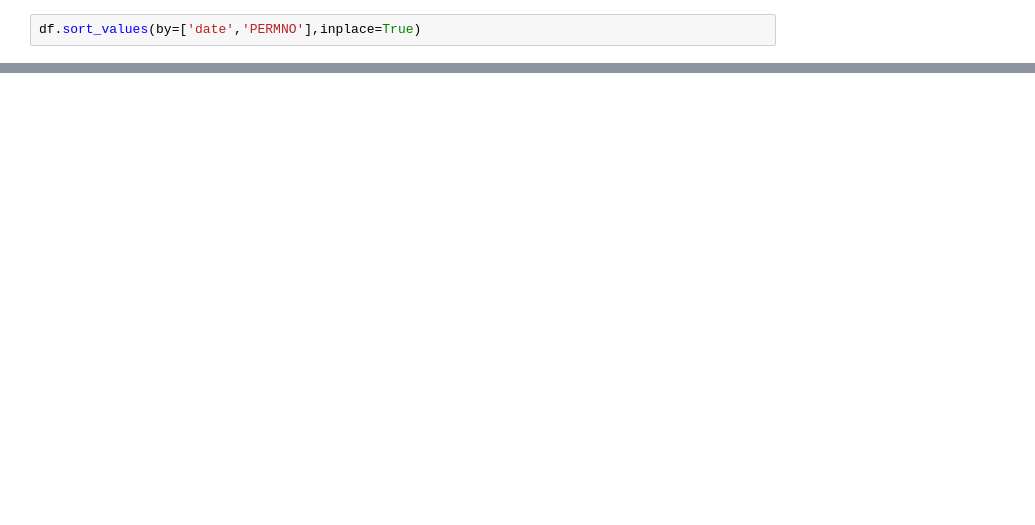
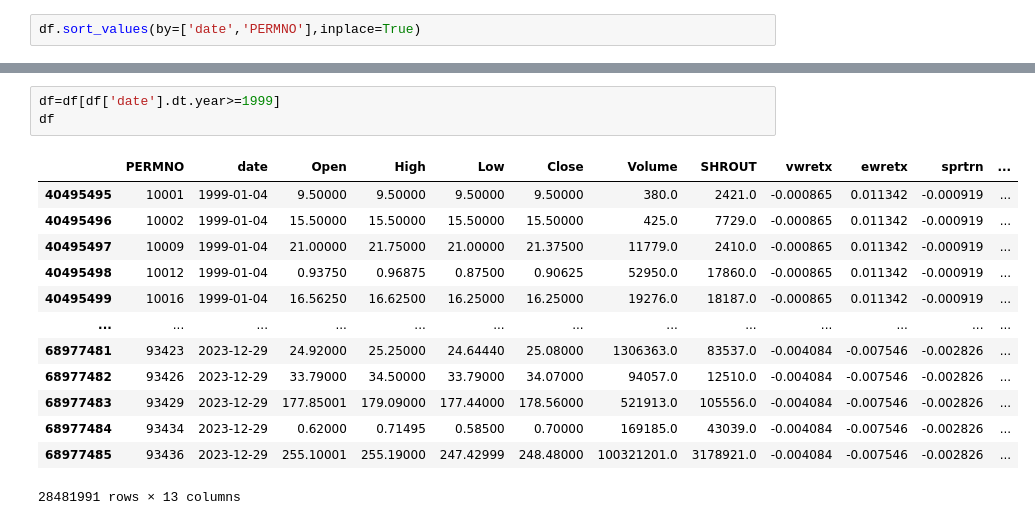
Before and after one commit to tushar2407/MGTF430, a Jupyter notebook: constantq.ipynb, the cells around one changed output, grey strips where cells are left out. Drawn from its saved outputs; the diff is of its cells as text; blank space fills up the shorter version.

```diff
--- a/constantq.ipynb
+++ b/constantq.ipynb
@@ -323,0 +58,17 @@ Train loss: 0.24311377108097076
+# %%
+df=df[df['date'].dt.year>=1999]
+df
+# %% [output]
+|  | PERMNO | date | Open | High | Low | Close | Volume | SHROUT | vwretx | ewretx | sprtrn | ... |
+| 40495495 | 10001 | 1999-01-04 | 9.50000 | 9.50000 | 9.50000 | 9.50000 | 380.0 | 2421.0 | -0.000865 | 0.011342 | -0.000919 | ... |
+| 40495496 | 10002 | 1999-01-04 | 15.50000 | 15.50000 | 15.50000 | 15.50000 | 425.0 | 7729.0 | -0.000865 | 0.011342 | -0.000919 | ... |
+| 40495497 | 10009 | 1999-01-04 | 21.00000 | 21.75000 | 21.00000 | 21.37500 | 11779.0 | 2410.0 | -0.000865 | 0.011342 | -0.000919 | ... |
+| 40495498 | 10012 | 1999-01-04 | 0.93750 | 0.96875 | 0.87500 | 0.90625 | 52950.0 | 17860.0 | -0.000865 | 0.011342 | -0.000919 | ... |
+| 40495499 | 10016 | 1999-01-04 | 16.56250 | 16.62500 | 16.25000 | 16.25000 | 19276.0 | 18187.0 | -0.000865 | 0.011342 | -0.000919 | ... |
+| ... | ... | ... | ... | ... | ... | ... | ... | ... | ... | ... | ... | ... |
+| 68977481 | 93423 | 2023-12-29 | 24.92000 | 25.25000 | 24.64440 | 25.08000 | 1306363.0 | 83537.0 | -0.004084 | -0.007546 | -0.002826 | ... |
+| 68977482 | 93426 | 2023-12-29 | 33.79000 | 34.50000 | 33.79000 | 34.07000 | 94057.0 | 12510.0 | -0.004084 | -0.007546 | -0.002826 | ... |
+| 68977483 | 93429 | 2023-12-29 | 177.85001 | 179.09000 | 177.44000 | 178.56000 | 521913.0 | 105556.0 | -0.004084 | -0.007546 | -0.002826 | ... |
+| 68977484 | 93434 | 2023-12-29 | 0.62000 | 0.71495 | 0.58500 | 0.70000 | 169185.0 | 43039.0 | -0.004084 | -0.007546 | -0.002826 | ... |
+| 68977485 | 93436 | 2023-12-29 | 255.10001 | 255.19000 | 247.42999 | 248.48000 | 100321201.0 | 3178921.0 | -0.004084 | -0.007546 | -0.002826 | ... |
+28481991 rows × 13 columns
```
Also changed, not shown: parts of 55 cells of this notebook, 1 other file.
